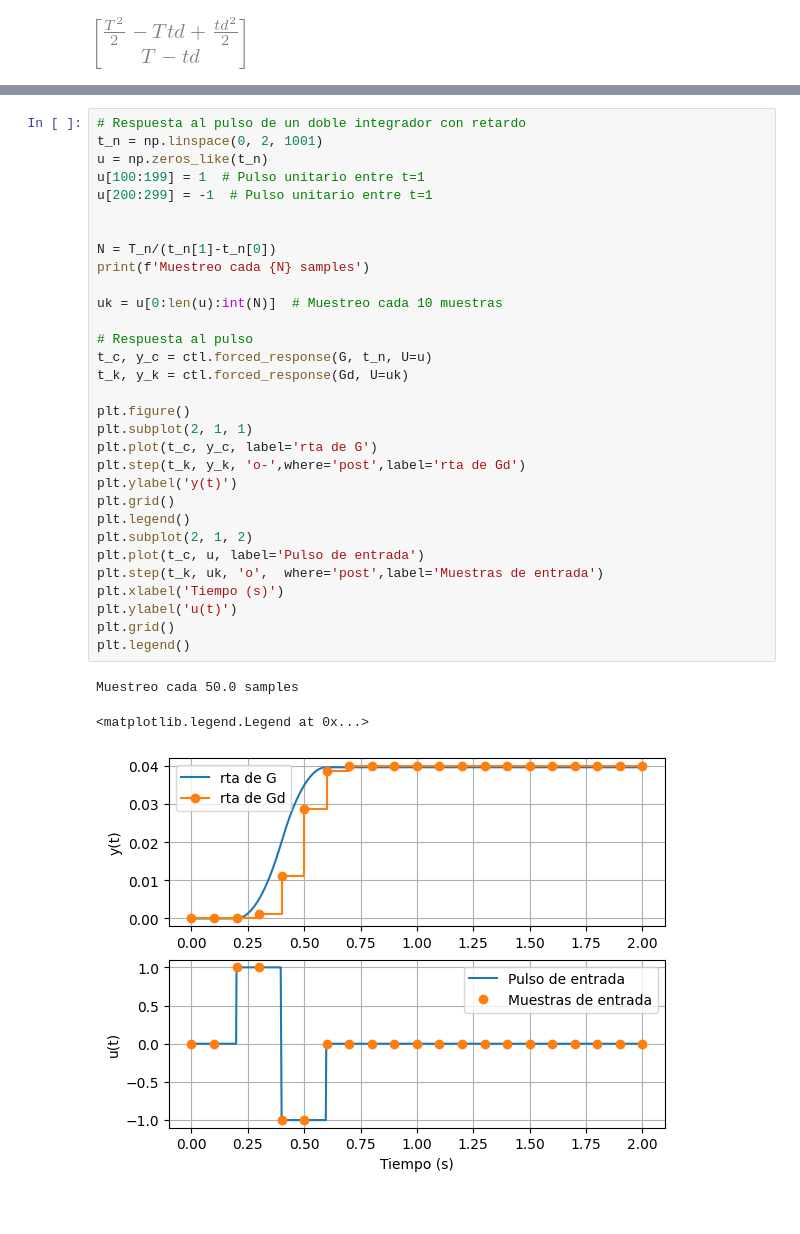
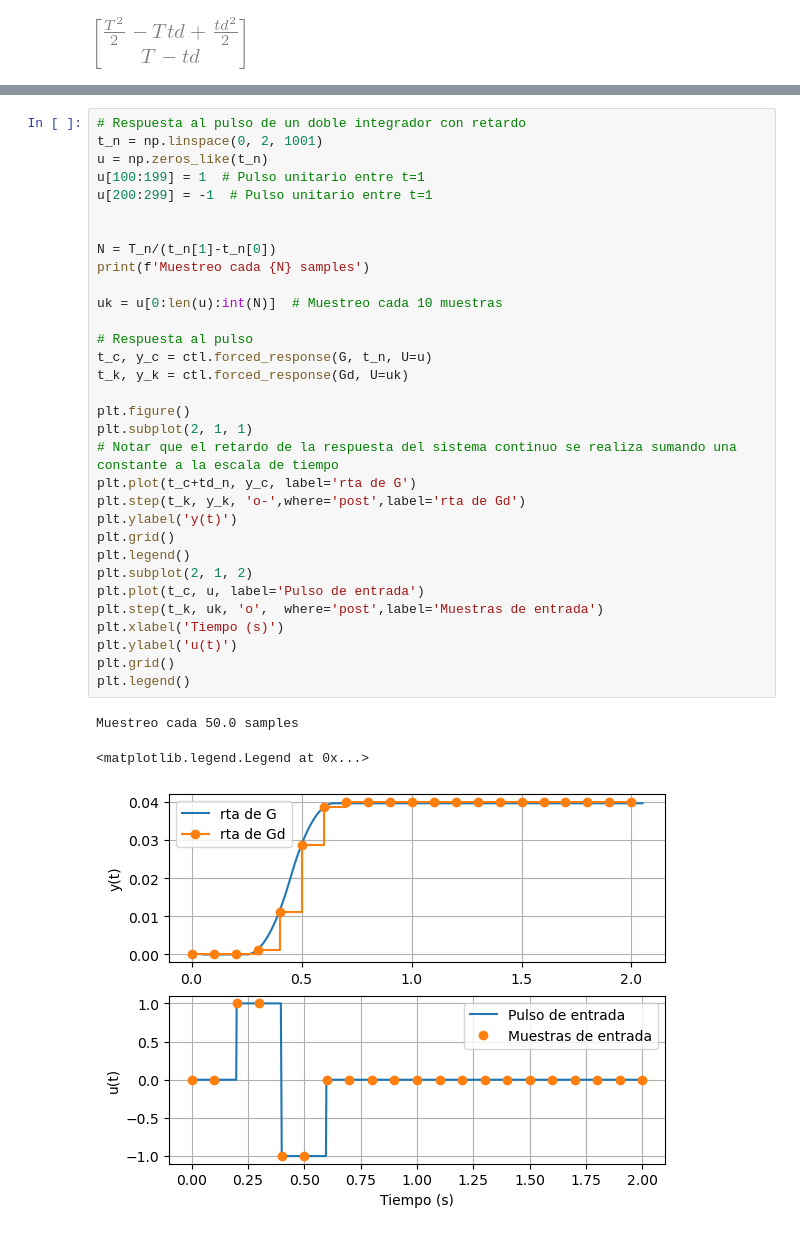
Before and after one commit to pgonfiuba/ica, a Jupyter notebook: 1. Sistemas discretos/discretizacion_ZOH_retardo.ipynb, the cells around one changed output, grey strips where cells are left out. Cells and saved outputs as stored; diff of their text form.

Commit message:
actualizar grafico de la salida con retardo

```diff
--- a/1. Sistemas discretos/discretizacion_ZOH_retardo.ipynb
+++ b/1. Sistemas discretos/discretizacion_ZOH_retardo.ipynb
@@ -93,32 +95,33 @@ t_n = np.linspace(0, 2, 1001)
 u = np.zeros_like(t_n)
 u[100:199] = 1  # Pulso unitario entre t=1
 u[200:299] = -1  # Pulso unitario entre t=1
 
 
 N = T_n/(t_n[1]-t_n[0])
 print(f'Muestreo cada {N} samples')
 
 uk = u[0:len(u):int(N)]  # Muestreo cada 10 muestras
 
 # Respuesta al pulso
 t_c, y_c = ctl.forced_response(G, t_n, U=u)
 t_k, y_k = ctl.forced_response(Gd, U=uk)
 
 plt.figure()
 plt.subplot(2, 1, 1)
-plt.plot(t_c, y_c, label='rta de G')
+# Notar que el retardo de la respuesta del sistema continuo se realiza sumando una constante a la escala de tiempo
+plt.plot(t_c+td_n, y_c, label='rta de G')
 plt.step(t_k, y_k, 'o-',where='post',label='rta de Gd')
 plt.ylabel('y(t)')
 plt.grid()
 plt.legend()
 plt.subplot(2, 1, 2)
 plt.plot(t_c, u, label='Pulso de entrada')
 plt.step(t_k, uk, 'o',  where='post',label='Muestras de entrada')
 plt.xlabel('Tiempo (s)')
 plt.ylabel('u(t)')
 plt.grid()
 plt.legend()
 # %% [output]
 Muestreo cada 50.0 samples
 <matplotlib.legend.Legend at 0x...>
-[figure, old version]
+[figure, new version]
```
Also changed, not shown: parts of 1 cell of this notebook.
